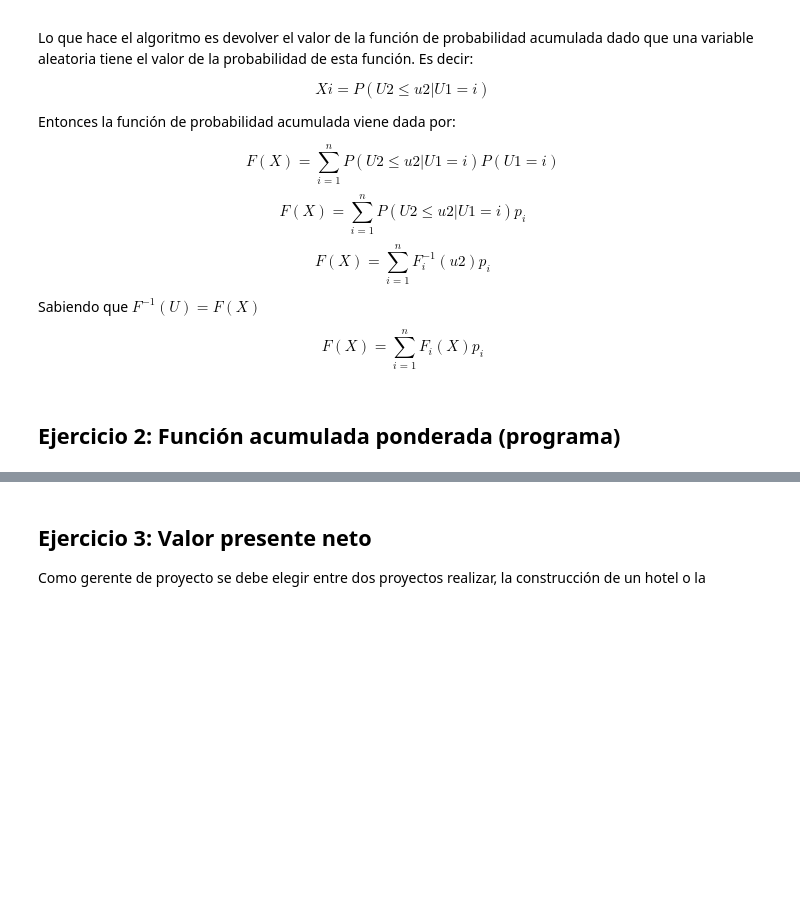
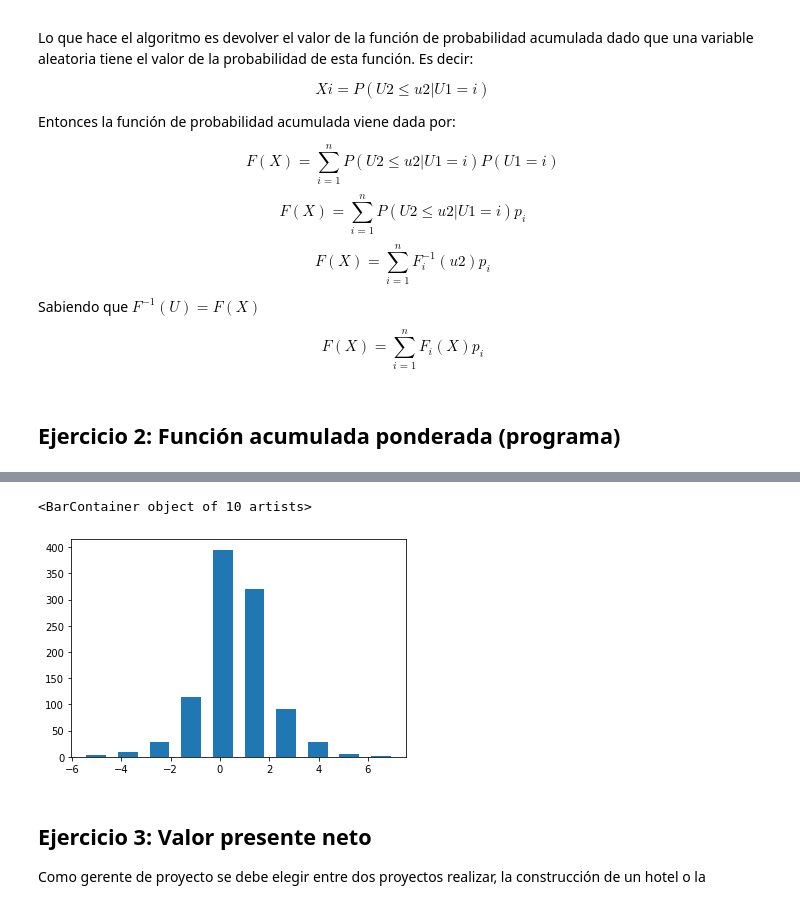
Before and after one commit to aju13171/Minis, a Jupyter notebook: Mini2.ipynb, the cells around one changed output, grey strips where cells are left out. Saved outputs shown, nothing was run; the diff lists cells and outputs as text; code cells hidden in the pictures; blank space fills up the shorter version.

Commit message:
histograma

```diff
--- a/Mini2.ipynb
+++ b/Mini2.ipynb
@@ -99,3 +100,28 @@ plt.plot(X,Y,'.')
+# %%
+def histograma(X,i):
+    xmax = max(X)
+    xmin = min(X)
+    xlen = len(X)
+    aHist = []
+    inter = []
+    si = (xmax - xmin)/i # tamaño intervalo
+    sii_old = xmin
+    sii = xmin + si
+    for b in range(i):
+        cont = 0
+        for a in range(xlen):
+            if(X[a] < sii and X[a] >= sii_old):
+                cont = cont + 1
+        aHist.append(cont)
+        inter.append(sii)
+        sii_old = sii
+        sii = sii + si
+    return [inter, aHist]
+# %%
+plt.bar(histograma(X,10)[0],histograma(X,10)[1])
+# %% [output]
+<BarContainer object of 10 artists>
+[figure, added]
 # %% [markdown]
 ## Ejercicio 3: Valor presente neto
 
```
Also changed, not shown: parts of 4 cells of this notebook.
